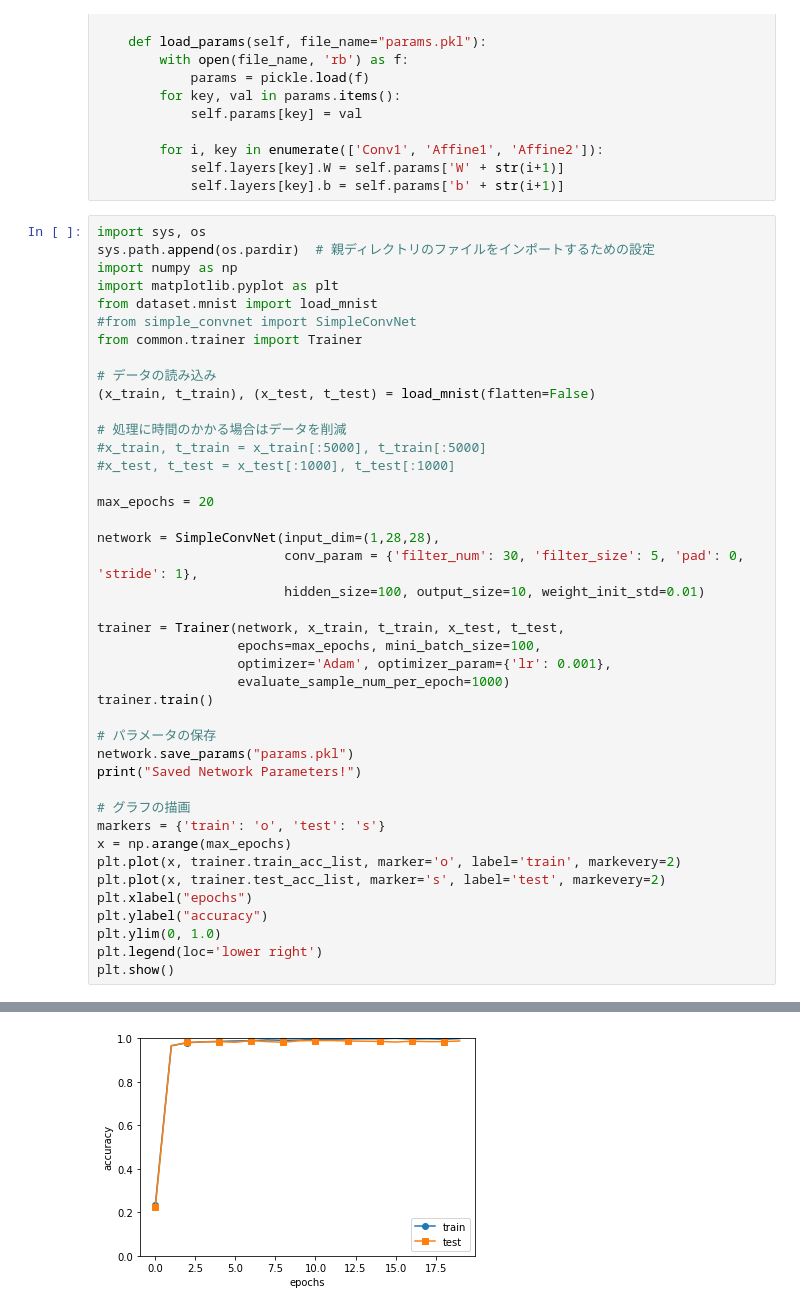
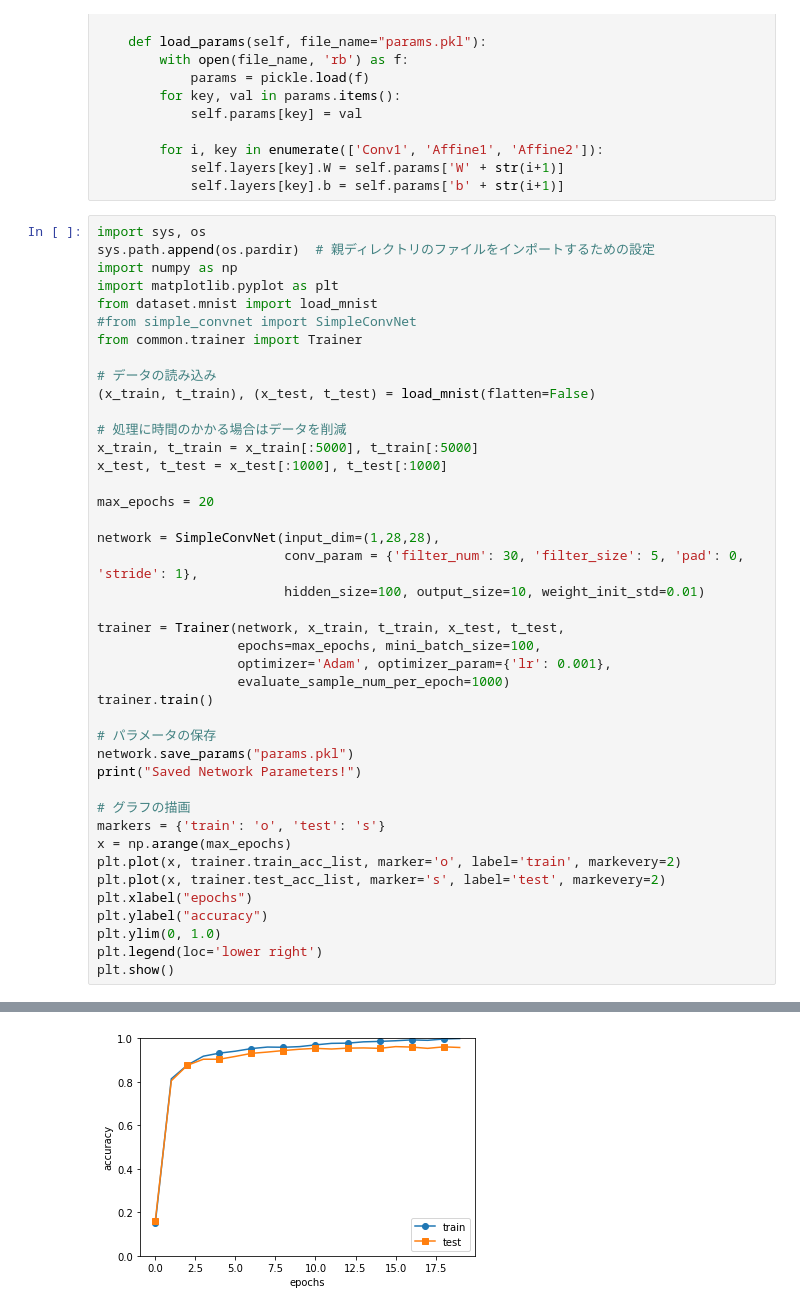
Before and after one commit to okihayashi/deep_learning_from_zero, a Jupyter notebook: Chapter7.ipynb, the cells around one changed output, grey strips where cells are left out. Drawn from its saved outputs; the diff is of its cells as text.

```diff
--- a/Chapter7.ipynb
+++ b/Chapter7.ipynb
@@ -254,8 +254,8 @@ from common.trainer import Trainer
 (x_train, t_train), (x_test, t_test) = load_mnist(flatten=False)
 
 # 処理に時間のかかる場合はデータを削減
-#x_train, t_train = x_train[:5000], t_train[:5000]
-#x_test, t_test = x_test[:1000], t_test[:1000]
+x_train, t_train = x_train[:5000], t_train[:5000]
+x_test, t_test = x_test[:1000], t_test[:1000]
 
 max_epochs = 20
 
@@ -303,5 +303,5 @@ test acc:0.9899
 Saved Network Parameters!
-[figure, old version]
+[figure, new version]
 # %%
 import numpy as np
 import matplotlib.pyplot as plt
```
Also changed, not shown: parts of 2 cells of this notebook.
